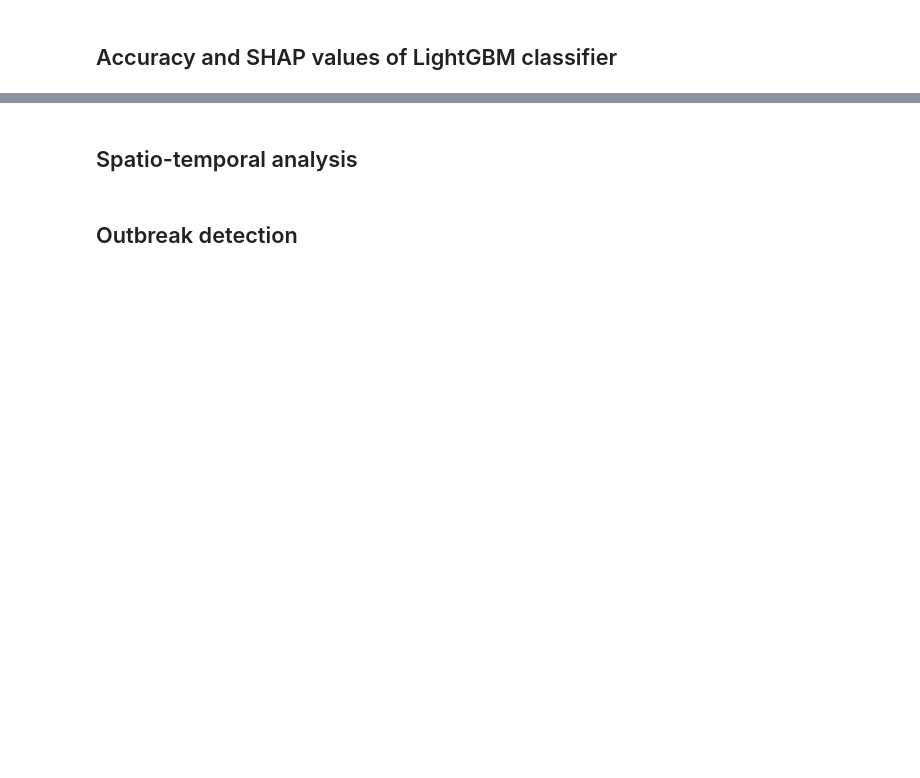
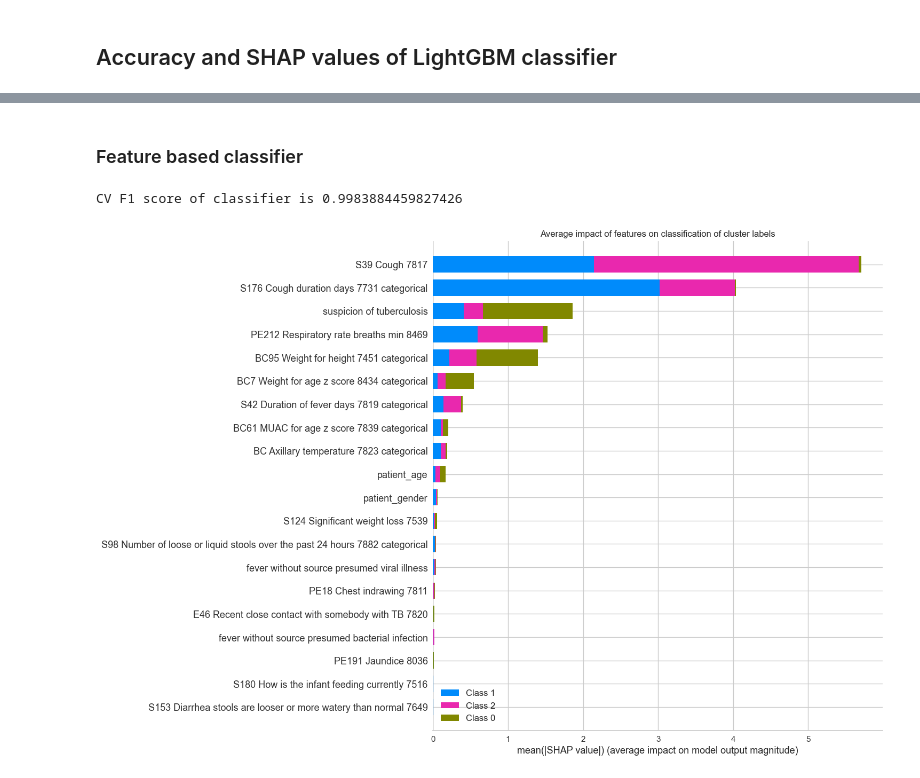
Before and after one commit to sid030sid/DYNAMIC-igh-ml-semester-project, a Jupyter notebook: clustering-for-syndromic-surveillance.ipynb, the cells around one changed output, grey strips where cells are left out. Drawn from its saved outputs; the diff is of its cells as text; code cells hidden in the pictures; blank space fills up the shorter version.

```diff
--- a/clustering-for-syndromic-surveillance.ipynb
+++ b/clustering-for-syndromic-surveillance.ipynb
@@ -61,0 +122,6 @@ Clustering approach selected based on the findings in `clustering-for-cdss-evalu
+# %%
+kmeans = KMeans(n_clusters=n_clusters, n_init=100, random_state=2).fit(preprocessed_features)
+labeled_preprocessed_features = preprocessed_features.copy()
+labeled_preprocessed_features["cluster"] = kmeans.labels_.astype("str")
+labeled_features = features.copy()
+labeled_features["cluster"] = kmeans.labels_.astype("str")
@@ -87,4 +216,0 @@ Assessing the impact of missingness through the accuracy and SHAP values of a lg
-# %% [markdown]
-## Spatio-temporal analysis
-# %% [markdown]
-## Outbreak detection
@@ -90,0 +248,20 @@ Assessing the impact of missingness through the accuracy and SHAP values of a lg
+# %%
+labels=labeled_features["cluster"]
+
+# to gather classifier results
+accuracy_scores = []
+# %% [markdown]
+### Feature based classifier
+# %%
+accuracy_scores.append({
+    "classifier": "Feature based classifier",
+    "accuracy": evaluate_with_lgbm_classifier(
+        labeled_preprocessed_features.drop(["cluster"], axis=1),
+        labels,
+        f"Average impact of features on classification of cluster labels",
+        "plots/syndromic_surveillance/clustering_evaluation/shap_values_feature_based_classifier"
+    )
+})
+# %% [output]
+CV F1 score of classifier is 0.9983884459827426
+[figure, added]
```
Also changed, not shown: parts of 28 cells of this notebook, 7 other files.
